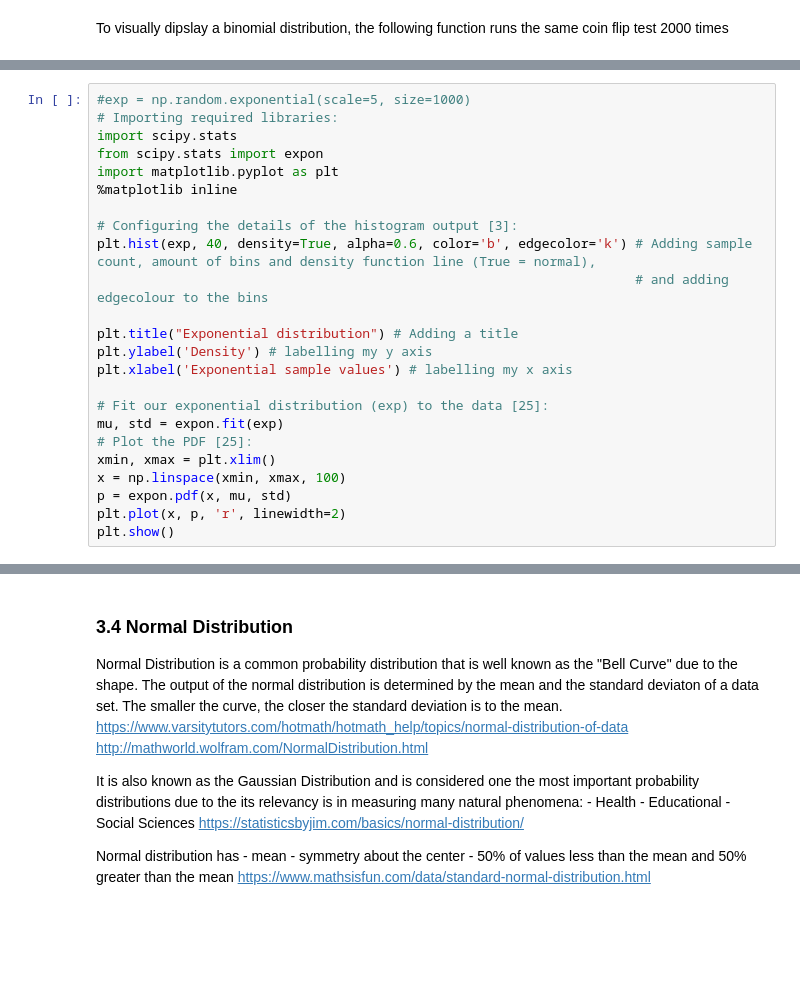
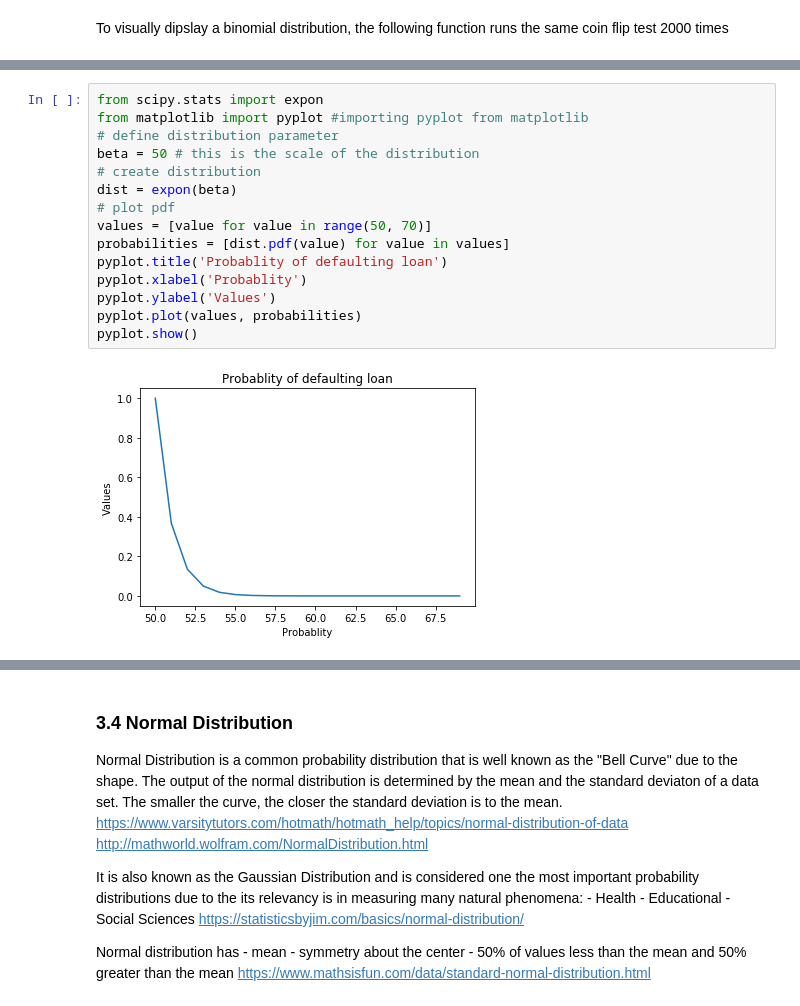
Before and after one commit to martinaobrien/numpy-random, a Jupyter notebook: numpy-random.ipynb, the cells around one changed output, grey strips where cells are left out. Cells and saved outputs as stored; diff of their text form; blank space fills up the shorter version.

```diff
--- a/numpy-random.ipynb
+++ b/numpy-random.ipynb
@@ -291,24 +345,0 @@ exp = np.random.exponential(scale=5, size=1000)
-# %%
-#exp = np.random.exponential(scale=5, size=1000)
-# Importing required libraries:
-import scipy.stats
-from scipy.stats import expon
-import matplotlib.pyplot as plt
-%matplotlib inline
-
-# Configuring the details of the histogram output [3]:
-plt.hist(exp, 40, density=True, alpha=0.6, color='b', edgecolor='k') # Adding sample count, amount of bins and density function line (True = normal),
-                                                                     # and adding edgecolour to the bins
-
-plt.title("Exponential distribution") # Adding a title
-plt.ylabel('Density') # labelling my y axis
-plt.xlabel('Exponential sample values') # labelling my x axis
-
-# Fit our exponential distribution (exp) to the data [25]:
-mu, std = expon.fit(exp)
-# Plot the PDF [25]:
-xmin, xmax = plt.xlim()
-x = np.linspace(xmin, xmax, 100)
-p = expon.pdf(x, mu, std)
-plt.plot(x, p, 'r', linewidth=2)
-plt.show()
@@ -317,0 +358,17 @@ plt.show()
+# %%
+from scipy.stats import expon
+from matplotlib import pyplot #importing pyplot from matplotlib
+# define distribution parameter
+beta = 50 # this is the scale of the distribution
+# create distribution
+dist = expon(beta)
+# plot pdf
+values = [value for value in range(50, 70)]
+probabilities = [dist.pdf(value) for value in values]
+pyplot.title('Probablity of defaulting loan')
+pyplot.xlabel('Probablity')
+pyplot.ylabel('Values')
+pyplot.plot(values, probabilities)
+pyplot.show()
+# %% [output]
+[figure, added]
```
Also changed, not shown: parts of 41 cells of this notebook.
